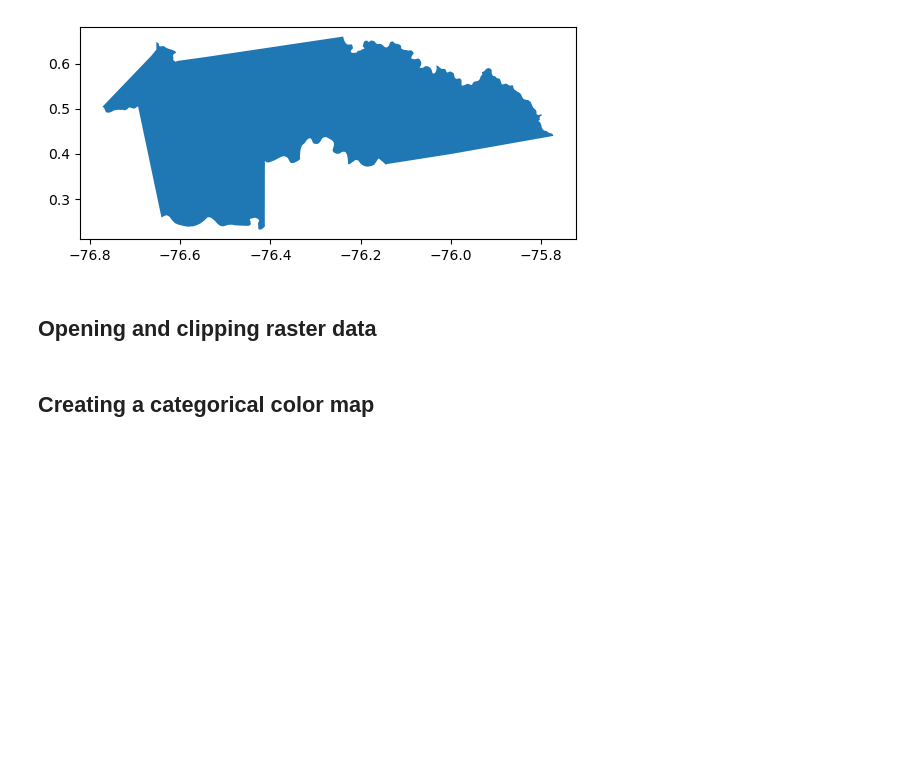
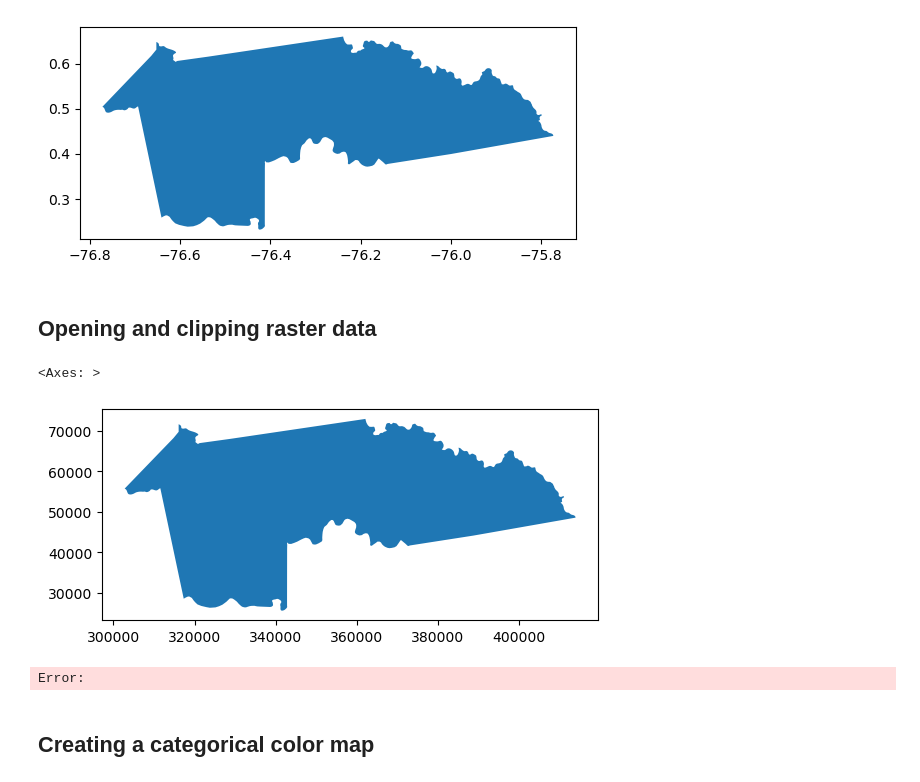
Before and after one commit to macacosta/04-geopark-raster-data, a Jupyter notebook: notebooks/04-geopark-raster-data-empty.ipynb, the cells around one changed output. Drawn from its saved outputs; the diff is of its cells as text; code cells hidden in the pictures; blank space fills up the shorter version.

Commit message:
opening raster

```diff
--- a/notebooks/04-geopark-raster-data-empty.ipynb
+++ b/notebooks/04-geopark-raster-data-empty.ipynb
@@ -104,8 +91,17 @@ raster_2016_url = ("https://data.cyverse.org/dav-anon/iplant/home/shared/"
                    "earthlab/geopark/landcover_colombian_amazon_2016.tif")
 # %%
 # Reproject Puerto Asís shp to same CRS as raster (EPSG:32618) and plot
+ptoasis_32618 = ptoasis.to_crs("EPSG:32618")
+ptoasis_32618.plot()
+# %% [output]
+<Axes: >
+[figure, added]
 # %%
 # Open and clip the 2002 raster data to the Puerto Asis boundary using rioxarray
+rdclipped_2002 = rxr.open_rasterio(raster_2002_url, masked=True).squeeze().rio.clip(ptoasis_32618.geometry, from_disk=True)
+rdclipped_2002
+# %% [output]
+Error:
 # %%
 # Check CRS of the raster data
 # %%
```
Also changed, not shown: parts of 1 cell of this notebook.
